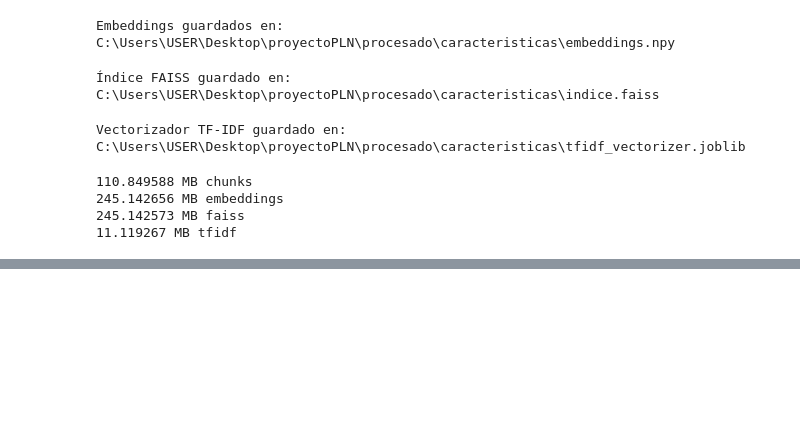
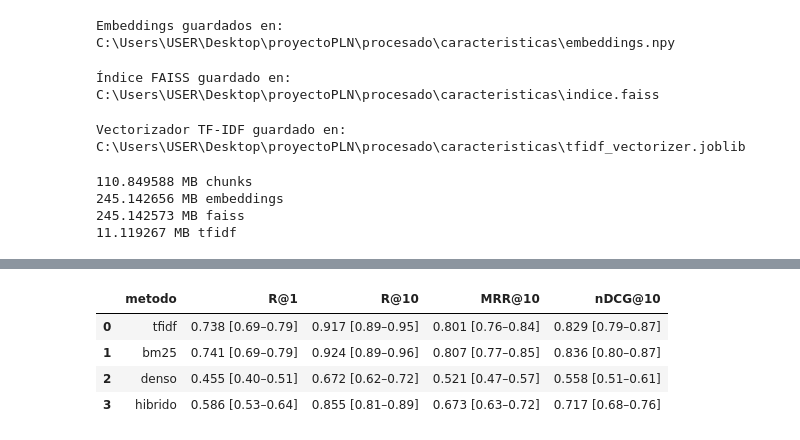
Before and after one commit to GiraldoB/RAG-CIDH, a Jupyter notebook: proyecto_(2).ipynb, the cells around one changed output, grey strips where cells are left out. Drawn from its saved outputs; the diff is of its cells as text; code cells hidden in the pictures; blank space fills up the shorter version.

```diff
--- a/proyecto_(2).ipynb
+++ b/proyecto_(2).ipynb
@@ -3244,0 +3411,14 @@ print(Path(OUT_DIR / "tfidf_vectorizer.joblib").stat().st_size / 1e6, "MB tfidf"
+# %%
+# ============================================================
+# 4.4 RESULTADOS: RESÚMENES OFICIALES (por documento)
+# ============================================================
+COLS_DOC = ["R@1", "R@10", "MRR@10", "nDCG@10"]
+eval_res = evaluar_resumenes(var_principal, "principal", METODOS)
+tabla_res = resumir(eval_res, ["metodo"], COLS_DOC)
+display(formatear(tabla_res, COLS_DOC))
+# %% [output]
+|  | metodo | R@1 | R@10 | MRR@10 | nDCG@10 |
+| 0 | tfidf | 0.738 [0.69–0.79] | 0.917 [0.89–0.95] | 0.801 [0.76–0.84] | 0.829 [0.79–0.87] |
+| 1 | bm25 | 0.741 [0.69–0.79] | 0.924 [0.89–0.96] | 0.807 [0.77–0.85] | 0.836 [0.80–0.87] |
+| 2 | denso | 0.455 [0.40–0.51] | 0.672 [0.62–0.72] | 0.521 [0.47–0.57] | 0.558 [0.51–0.61] |
+| 3 | hibrido | 0.586 [0.53–0.64] | 0.855 [0.81–0.89] | 0.673 [0.63–0.72] | 0.717 [0.68–0.76] |
```
Also changed, not shown: parts of 9 cells of this notebook, 4 other files.
